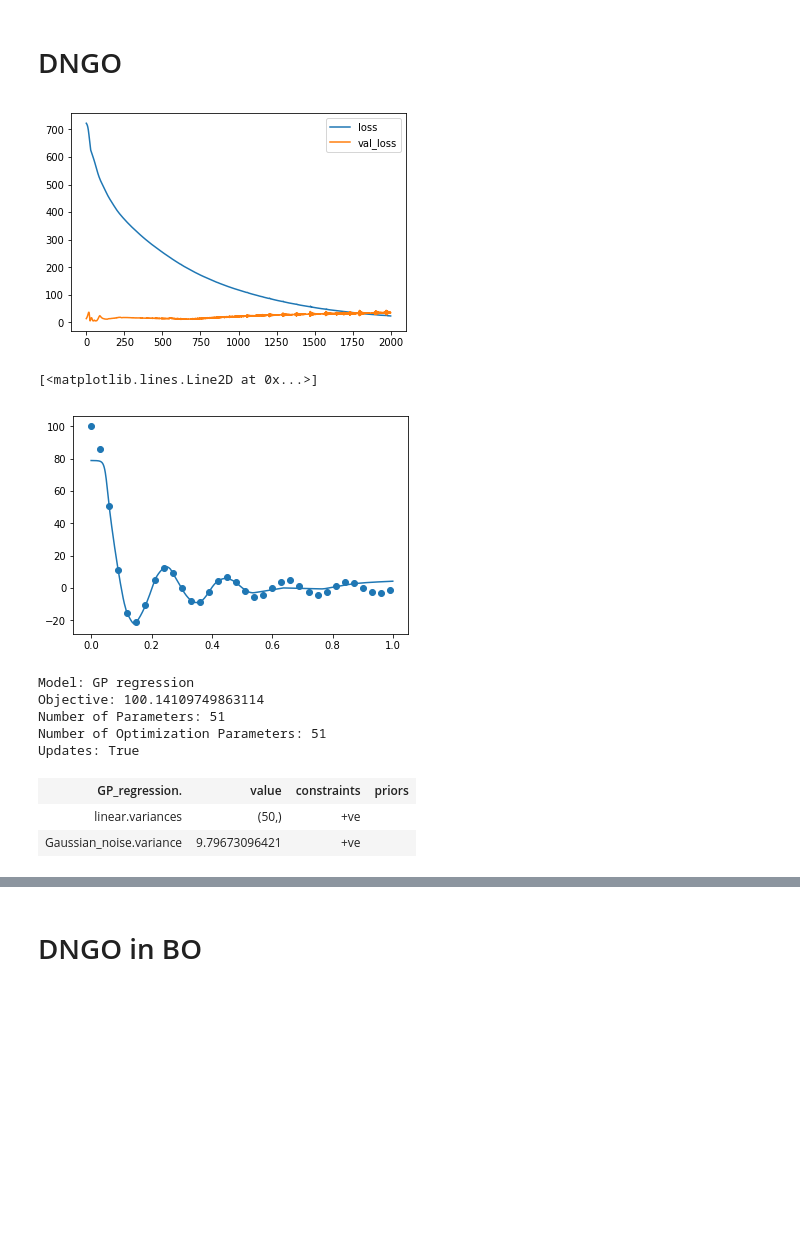
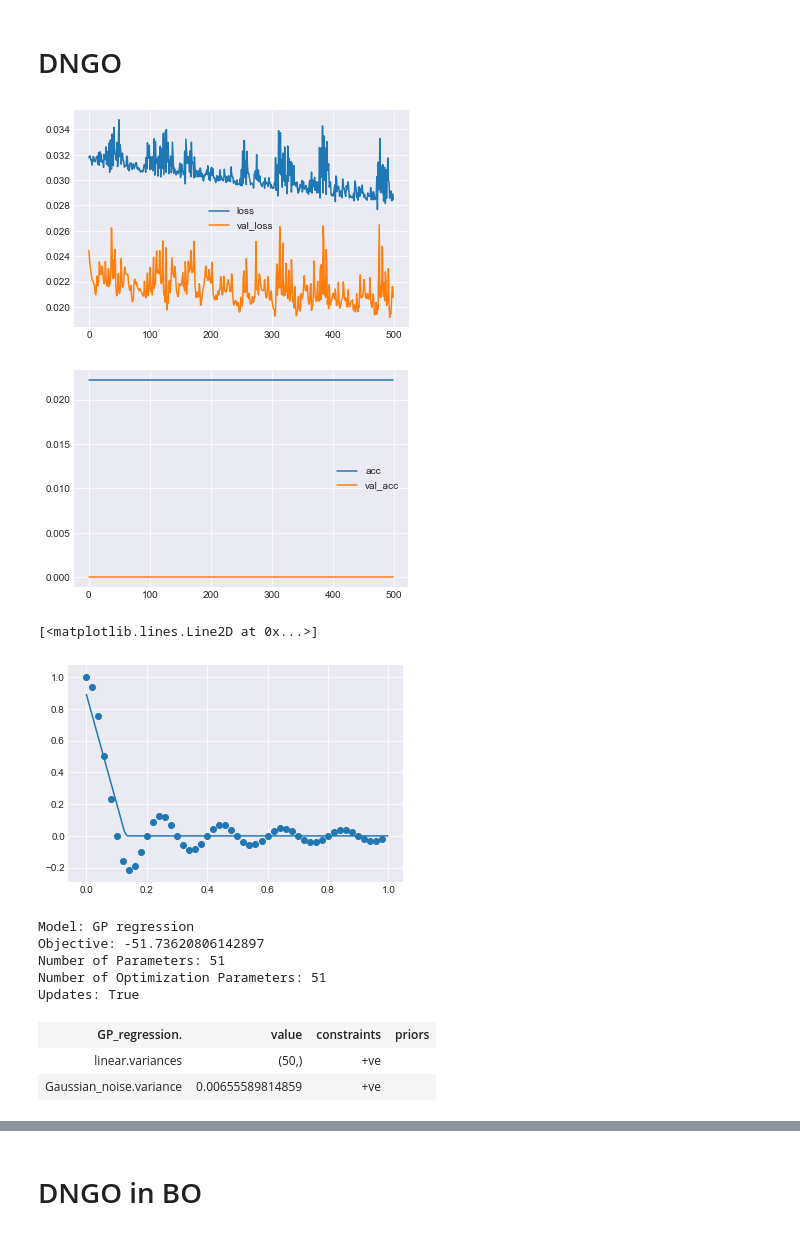
Before and after one commit to tmpethick/ensembled-dngo, a Jupyter notebook: sandbox.ipynb, the cells around one changed output, grey strips where cells are left out. Saved outputs shown, nothing was run; the diff lists cells and outputs as text; code cells hidden in the pictures; blank space fills up the shorter version.

```diff
--- a/sandbox.ipynb
+++ b/sandbox.ipynb
@@ -5,7 +8,9 @@
 # %%
 %autoreload 2
 from BO import *
-from models import *
+import seaborn as sns
+
+sns.set_style("darkgrid")
 # %%
 def f(x):
     return np.sinc(x * 10)
@@ -143,14 +148,14 @@ from keras.layers import Input, Dense, Dropout
 
 ############ Data #############
 def f(x):
-    return np.sinc(x * 10) * 100
+    return np.sinc(x * 10)
 
 def noisy_f(x):
     # x: (n, xd) -> (n, yd)
-    return f(x) + np.random.randn(*x.shape) * 0.05
+    return f(x) + np.random.randn(*x.shape) * 0.0
 
 bounds = np.array([[0,1]])
-X = np.arange(bounds[:, 0], bounds[:, 1], 0.03).reshape(-1, 1)
+X = np.arange(bounds[:, 0], bounds[:, 1], 0.02).reshape(-1, 1)
 Y = noisy_f(X)
 
 ########### Network ############
@@ -171,46 +176,52 @@ basis = Dense(dim_basis, activation="tanh",
                         kernel_regularizer=kernel_regularizer)(y)
 
 pred_y = Dense(dim_output, activation='linear')(basis)
-model = Model(inputs=x, outputs=pred_y)
-basis_model = Model(inputs=x, outputs=basis)
+nn = Model(inputs=x, outputs=pred_y)
+nn_basis = Model(inputs=x, outputs=basis)
 
 # opt = optimizers.SGD(lr=0.5, momentum=0.001, decay=0.0, nesterov=False)
-model.compile(optimizer='adam',
-              loss='mean_squared_error',
-              metrics=['accuracy'])
+nn.compile(optimizer='adam',
+           loss='mean_squared_error',
+           metrics=['accuracy'])
 # %%
-history = model.fit(X, Y, epochs=2000, validation_split=0.1, verbose=0)
+history = nn.fit(X, Y, epochs=500, verbose=0, validation_split=0.1)
 
 plt.plot(history.history['loss'])
 plt.plot(history.history['val_loss'])
 plt.legend(["loss", "val_loss"])
 plt.show()
 
+plt.plot(history.history['acc'])
+plt.plot(history.history['val_acc'])
+plt.legend(["acc", "val_acc"])
+plt.show()
+
 # Line
 Xp = np.arange(np.array([0]), np.array([1]), 0.001).reshape(-1,1)
-Yp = model.predict_on_batch(Xp)
+Yp = nn.predict_on_batch(Xp)
 
 plt.scatter(X,Y)
 plt.plot(Xp, Yp)
 # %% [output]
-[figure, old version]
+[figure, new version]
+[figure, new version]
 [<matplotlib.lines.Line2D at 0x...>]
-[figure, old version]
+[figure, added]
 # %%
 # Replace output layer with bayesian linear regressor
 
 kernel = GPy.kern.Linear(dim_basis, ARD=True)
-features = basis_model.predict_on_batch(X)
+features = nn_basis.predict_on_batch(X)
 m = GPy.models.GPRegression(features,Y,kernel)
 m.optimize()
 m
 # %% [output]
 Model: GP regression
-Objective: 100.14109749863114
+Objective: -51.73620806142897
 Number of Parameters: 51
 Number of Optimization Parameters: 51
 Updates: True
 | GP_regression. | value | constraints | priors |
 | linear.variances | (50,) | +ve |  |
-| Gaussian_noise.variance | 9.79673096421 | +ve |  |
+| Gaussian_noise.variance | 0.00655589814859 | +ve |  |
 # %%
```
Also changed, not shown: parts of 4 cells of this notebook, 1 other file.
